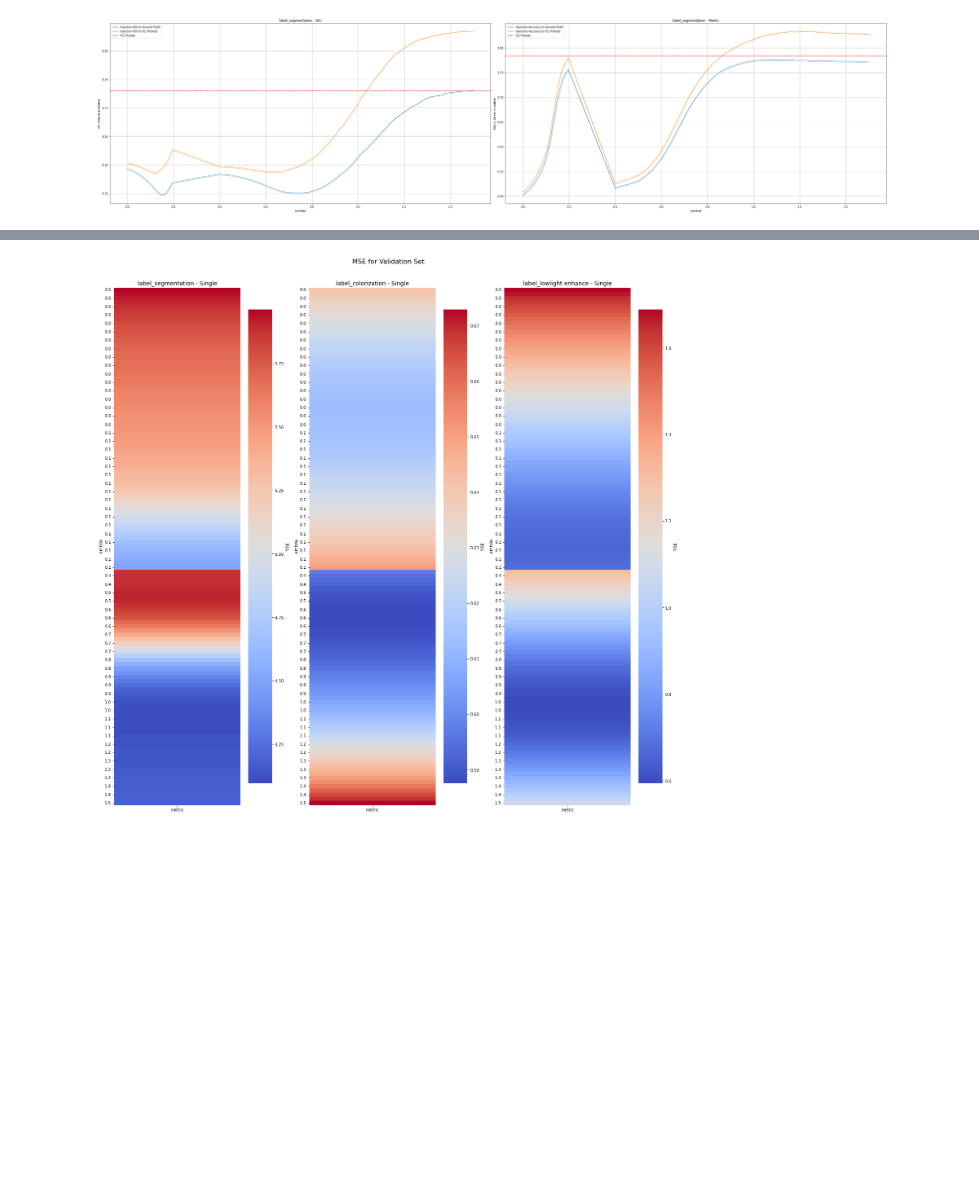
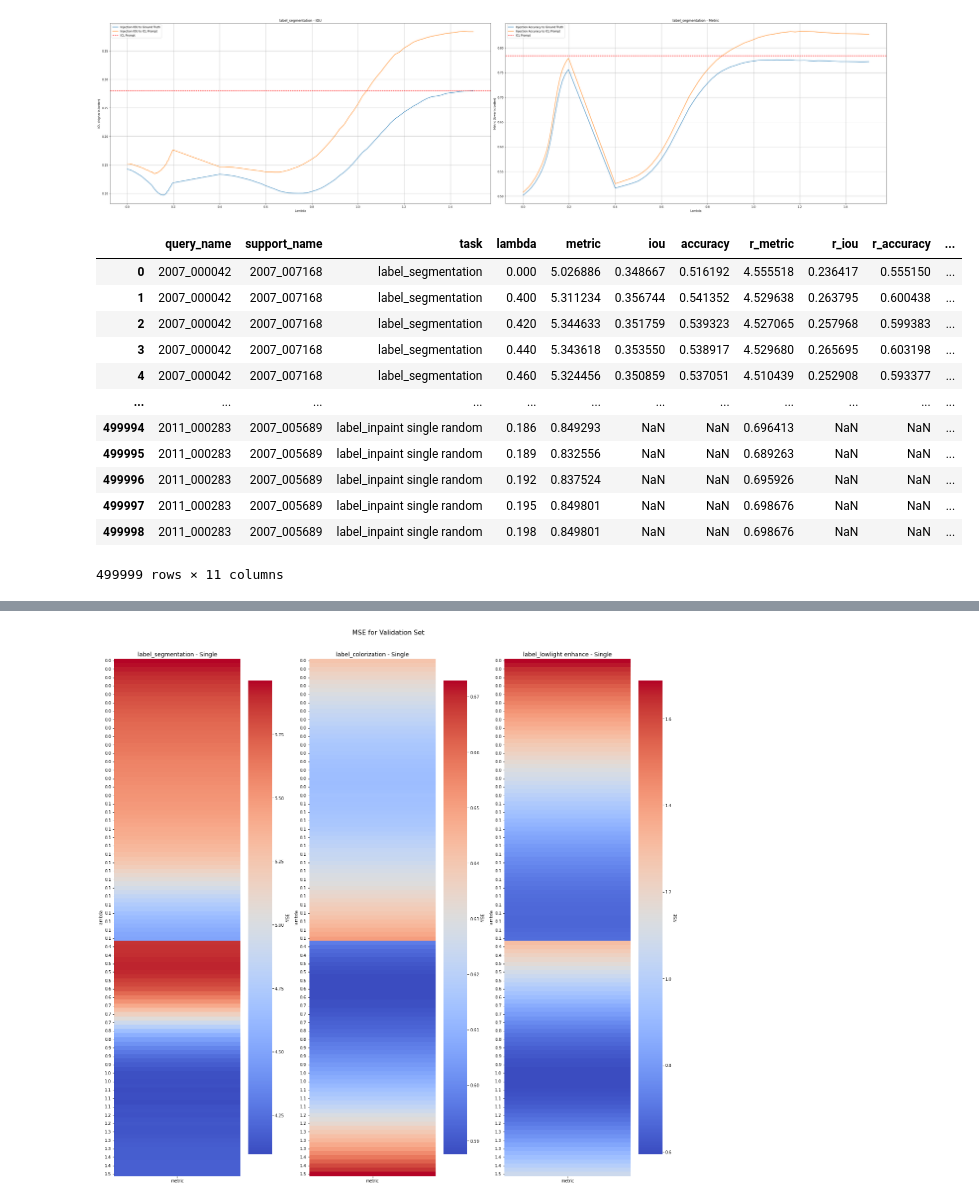
Before and after one commit to alhojel/visual_task_vectors, a Jupyter notebook: analyze_results_singlelayer.ipynb, the cells around one changed output, grey strips where cells are left out. Drawn from its saved outputs; the diff is of its cells as text; code cells hidden in the pictures; blank space fills up the shorter version.

```diff
--- a/analyze_results_singlelayer.ipynb
+++ b/analyze_results_singlelayer.ipynb
@@ -140,5 +140,21 @@ plt.tight_layout()
 plt.show()
 # %% [output]
 [figure]
+# %%
+df
+# %% [output]
+|  | query_name | support_name | task | lambda | metric | iou | accuracy | r_metric | r_iou | r_accuracy | ... |
+| 0 | 2007_000042 | 2007_007168 | label_segmentation | 0.000 | 5.026886 | 0.348667 | 0.516192 | 4.555518 | 0.236417 | 0.555150 | ... |
+| 1 | 2007_000042 | 2007_007168 | label_segmentation | 0.400 | 5.311234 | 0.356744 | 0.541352 | 4.529638 | 0.263795 | 0.600438 | ... |
+| 2 | 2007_000042 | 2007_007168 | label_segmentation | 0.420 | 5.344633 | 0.351759 | 0.539323 | 4.527065 | 0.257968 | 0.599383 | ... |
+| 3 | 2007_000042 | 2007_007168 | label_segmentation | 0.440 | 5.343618 | 0.353550 | 0.538917 | 4.529680 | 0.265695 | 0.603198 | ... |
+| 4 | 2007_000042 | 2007_007168 | label_segmentation | 0.460 | 5.324456 | 0.350859 | 0.537051 | 4.510439 | 0.252908 | 0.593377 | ... |
+| ... | ... | ... | ... | ... | ... | ... | ... | ... | ... | ... | ... |
+| 499994 | 2011_000283 | 2007_005689 | label_inpaint single random | 0.186 | 0.849293 | NaN | NaN | 0.696413 | NaN | NaN | ... |
+| 499995 | 2011_000283 | 2007_005689 | label_inpaint single random | 0.189 | 0.832556 | NaN | NaN | 0.689263 | NaN | NaN | ... |
+| 499996 | 2011_000283 | 2007_005689 | label_inpaint single random | 0.192 | 0.837524 | NaN | NaN | 0.695926 | NaN | NaN | ... |
+| 499997 | 2011_000283 | 2007_005689 | label_inpaint single random | 0.195 | 0.849801 | NaN | NaN | 0.698676 | NaN | NaN | ... |
+| 499998 | 2011_000283 | 2007_005689 | label_inpaint single random | 0.198 | 0.849801 | NaN | NaN | 0.698676 | NaN | NaN | ... |
+499999 rows × 11 columns
 # %%
 unique_tasks = df['task'].unique()
```
Also changed, not shown: parts of 2 cells of this notebook, 5 other files.
